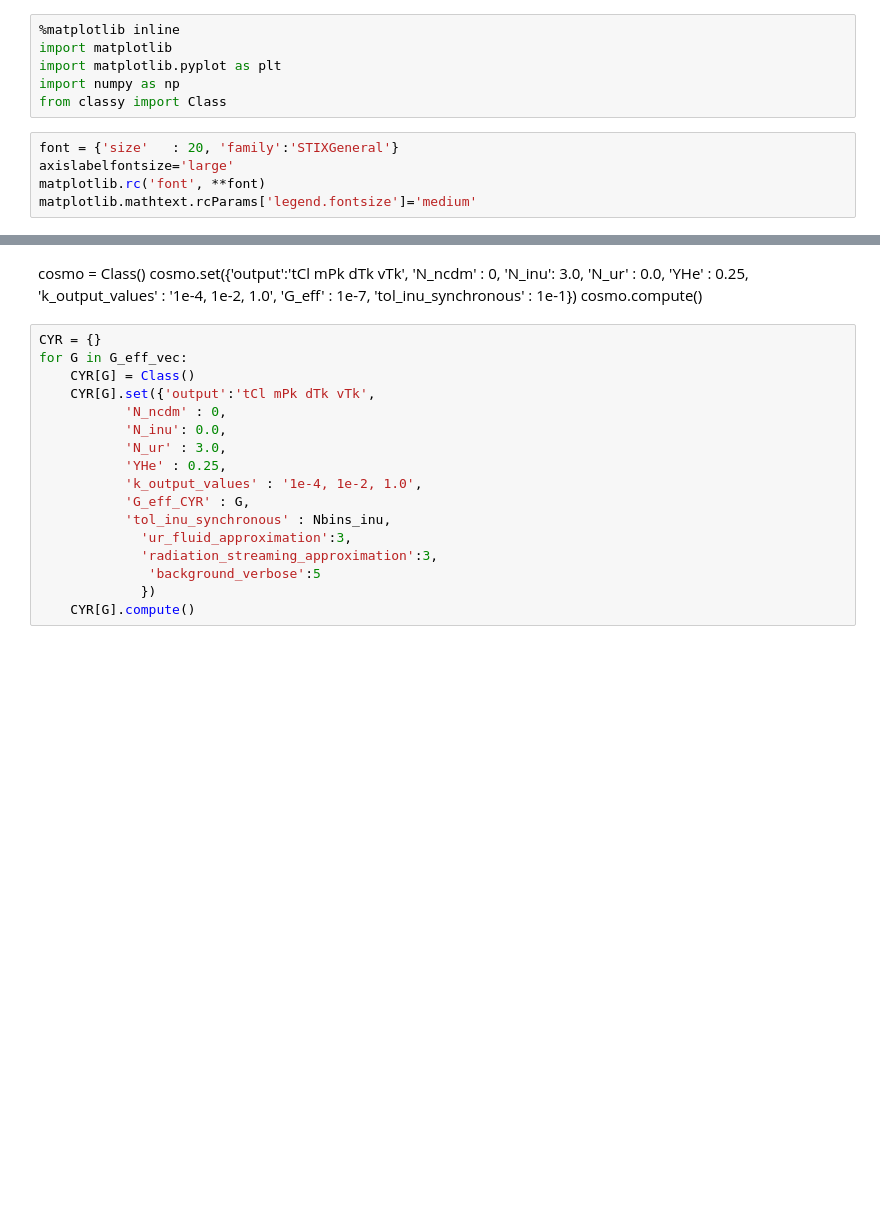
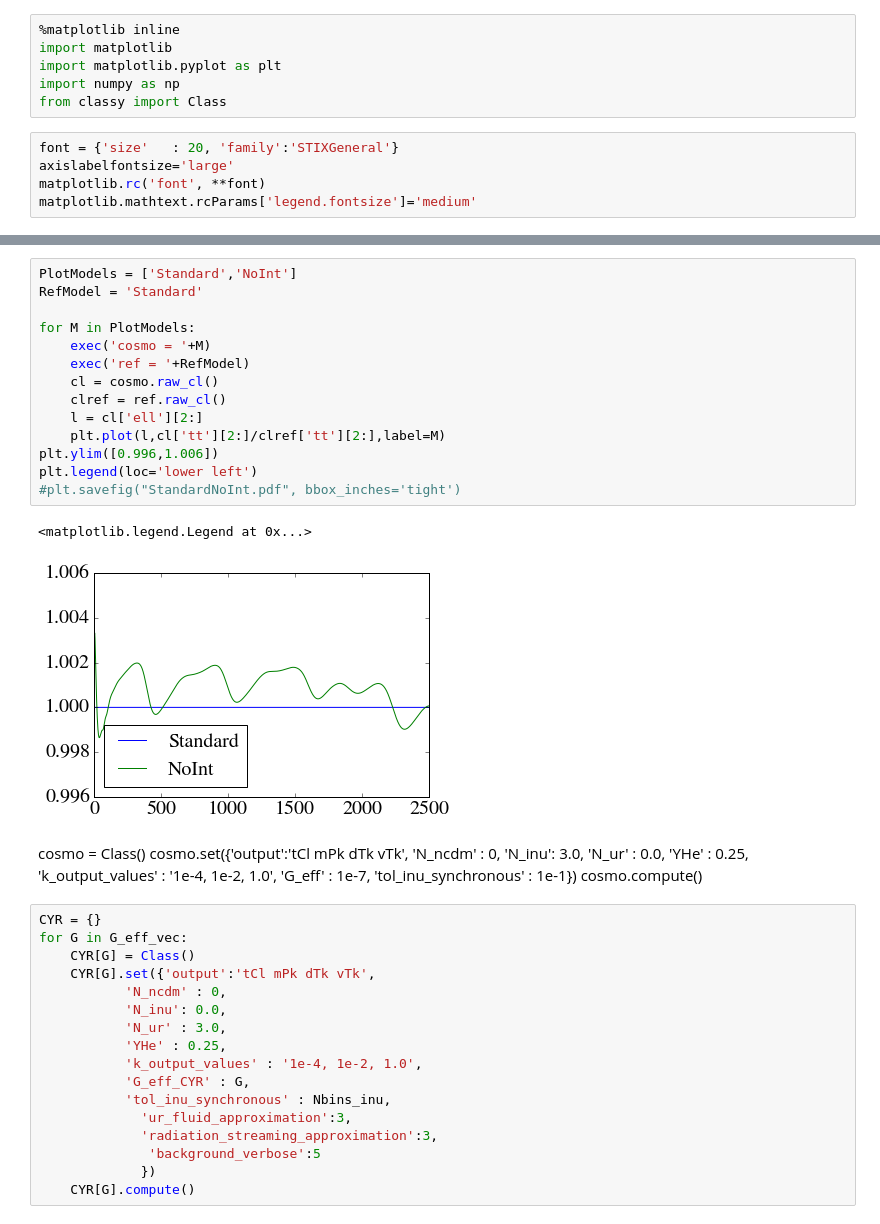
Before and after one commit to ThomasTram/CLASSmods, a Jupyter notebook: CYRvsISA.ipynb, the cells around one changed output, grey strips where cells are left out. Drawn from its saved outputs; the diff is of its cells as text; blank space fills up the shorter version.

```diff
--- a/CYRvsISA.ipynb
+++ b/CYRvsISA.ipynb
@@ -45,3 +60,20 @@ NoInt.compute()
+# %%
+PlotModels = ['Standard','NoInt']
+RefModel = 'Standard'
+
+for M in PlotModels:
+    exec('cosmo = '+M)
+    exec('ref = '+RefModel)
+    cl = cosmo.raw_cl()
+    clref = ref.raw_cl()
+    l = cl['ell'][2:]
+    plt.plot(l,cl['tt'][2:]/clref['tt'][2:],label=M)
+plt.ylim([0.996,1.006])
+plt.legend(loc='lower left')
+#plt.savefig("StandardNoInt.pdf", bbox_inches='tight')
+# %% [output]
+<matplotlib.legend.Legend at 0x...>
+[figure, added]
 # %% [markdown]
 cosmo = Class()
 cosmo.set({'output':'tCl mPk dTk vTk',
```
Also changed, not shown: parts of 29 cells of this notebook, 6 other files.
